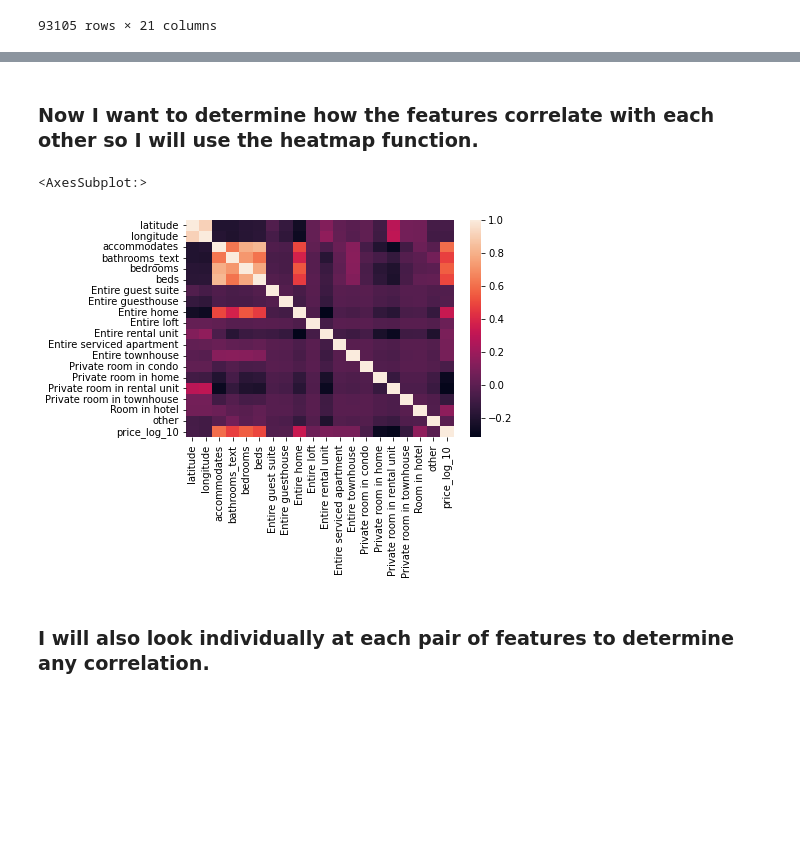
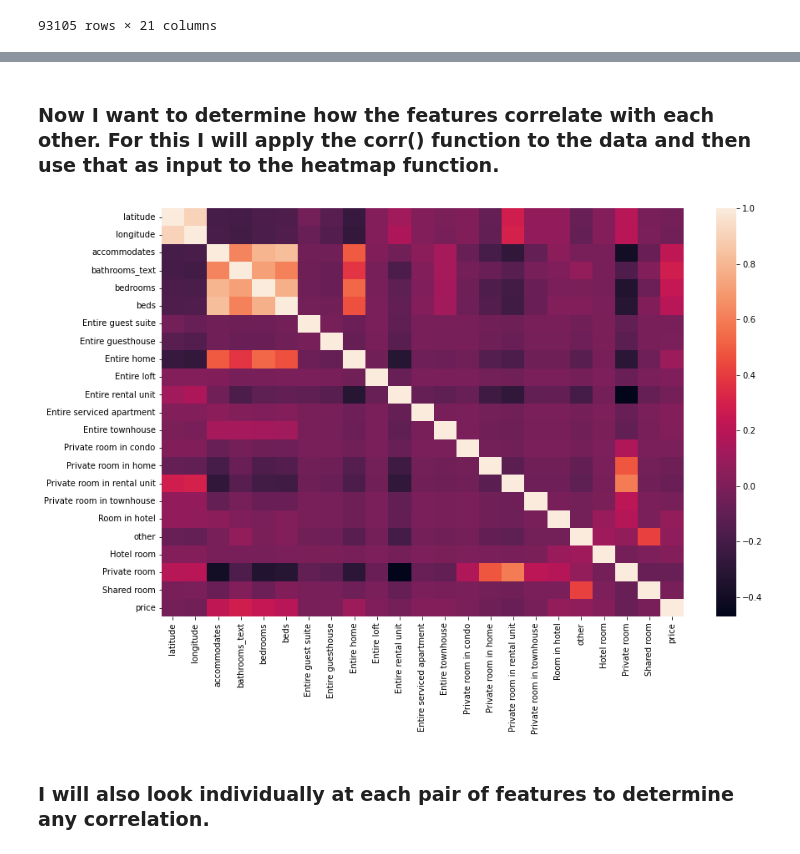
Before and after one commit to roscobosco2745/SpringboardRepo, a Jupyter notebook: Airbnb_project/Capstone_Airbnb_US_Europe.ipynb, the cells around one changed output, grey strips where cells are left out. Saved outputs shown, nothing was run; the diff lists cells and outputs as text; code cells hidden in the pictures; blank space fills up the shorter version.

```diff
--- a/Airbnb_project/Capstone_Airbnb_US_Europe.ipynb
+++ b/Airbnb_project/Capstone_Airbnb_US_Europe.ipynb
@@ -1263,0 +1190,4 @@ US_final.head()
+# %%
+room_encode_2 = pd.get_dummies(US_final['room_type'], drop_first = True, dtype = int)
+US_final = pd.concat([US_final, room_encode_2], axis = 1)
+US_final = US_final.drop(columns = ['room_type'])
@@ -1263,0 +1206,3 @@ US_final.head()
+# %%
+US_final['price'] = pow(10, US_final['price_log_10'])
+US_final = US_final.drop(columns = 'price_log_10')
@@ -1264 +1221,6 @@ US_final.head()
+# %%
+scaler2 = StandardScaler().fit(US_final)
+US_final_scaled = scaler2.transform(US_final)
+# %%
+US_final_scaled = pd.DataFrame(US_final_scaled, columns = US_final.columns)
 # %% [markdown]
@@ -1278,10 +1241,12 @@ US_final.describe()
 # %% [markdown]
-### Now I want to determine how the features correlate with each other so I will use the heatmap function.
+### Now I want to determine how the features correlate with each other.  For this I will apply the corr() function to the data and then use that as input to the heatmap function.
 # %%
-sns.heatmap(US_final.corr())
+dims = (14, 9)
+fig, ax = pyplot.subplots(figsize = dims)
+sns.heatmap(US_final_scaled.corr(), ax = ax, xticklabels = True, yticklabels = True)
+plt.show()
 # %% [output]
-<AxesSubplot:>
-[figure, old version]
+[figure, new version]
 # %% [markdown]
 ### I will also look individually at each pair of features to determine any correlation.
 # %%
```
Also changed, not shown: parts of 59 cells of this notebook.
